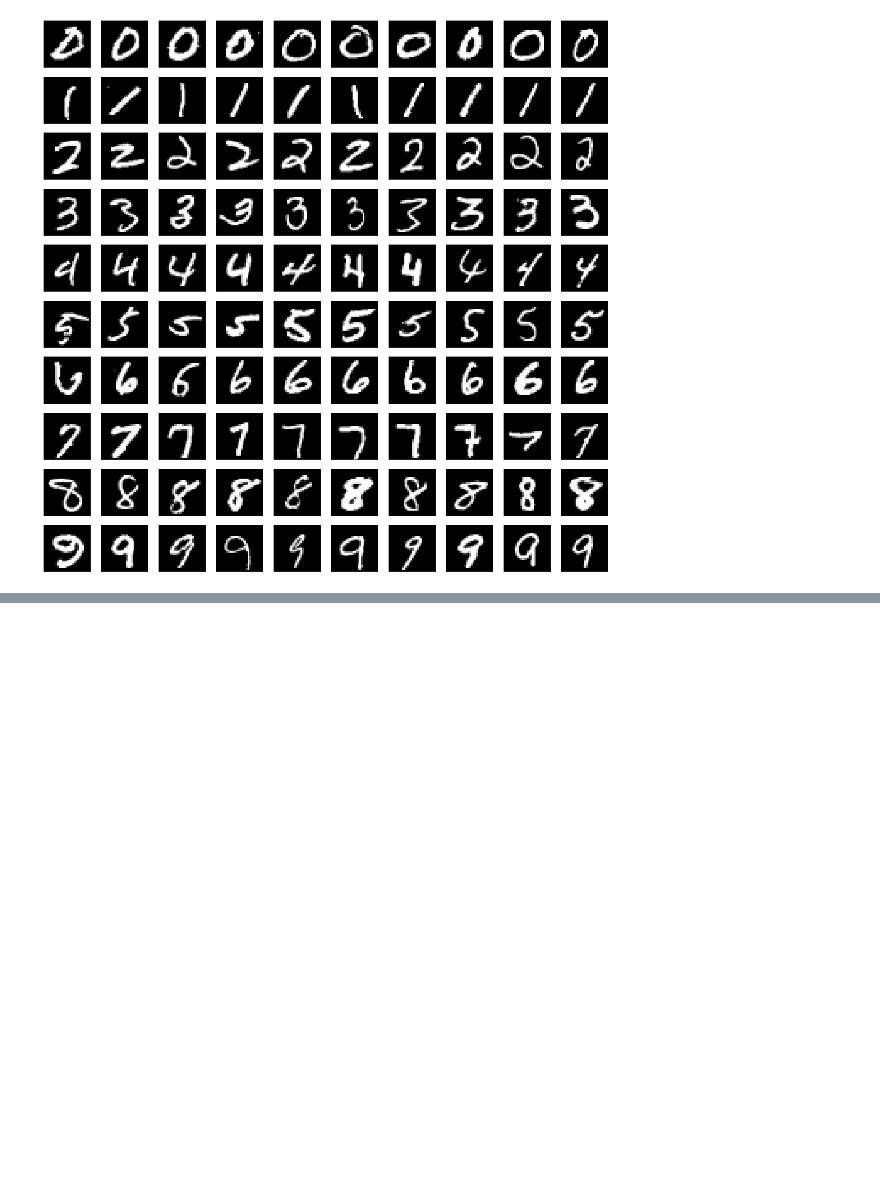
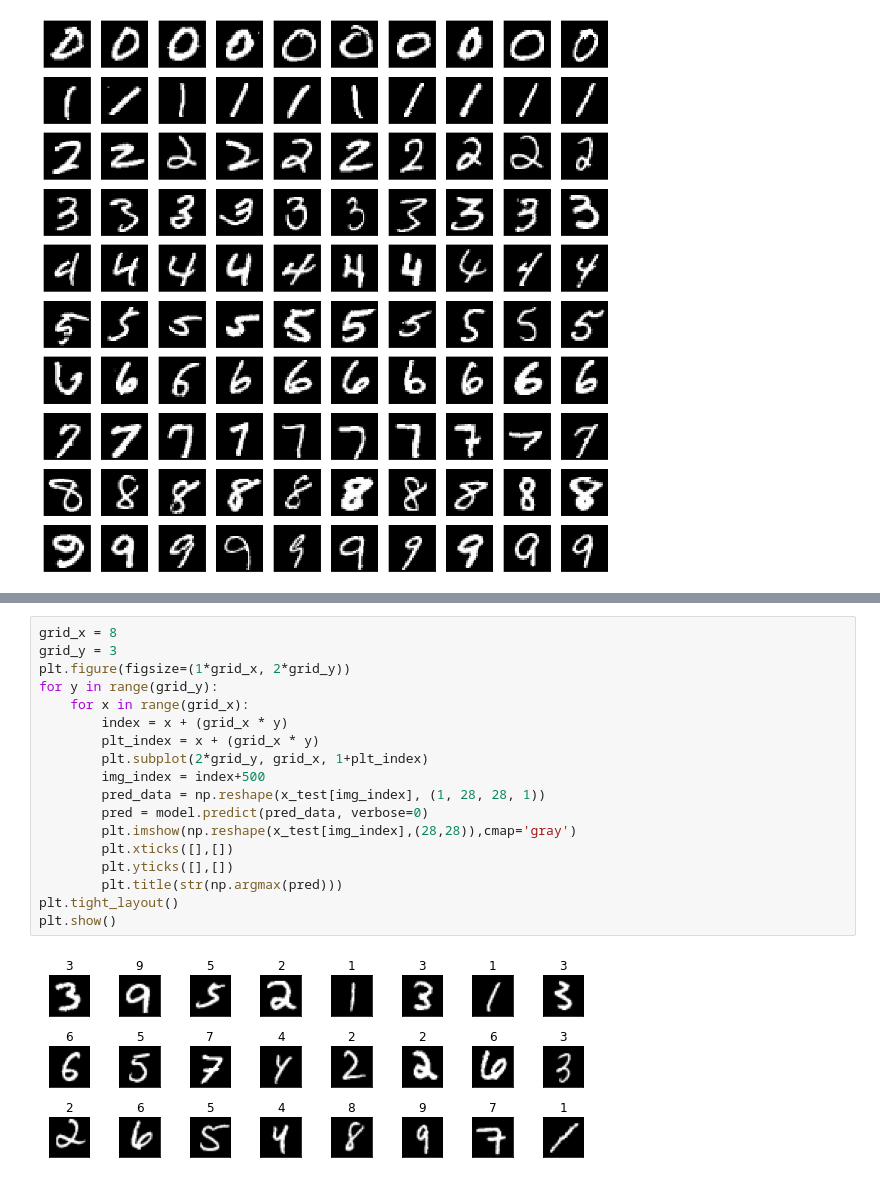
Before and after one commit to neural-data-science-lab/DL-intro-2022, a Jupyter notebook: MNIST-CNN-Keras.ipynb, the cells around one changed output, grey strips where cells are left out. Cells and saved outputs as stored; diff of their text form; blank space fills up the shorter version.

```diff
--- a/MNIST-CNN-Keras.ipynb
+++ b/MNIST-CNN-Keras.ipynb
@@ -76,0 +160,20 @@ show_demo_grid(42)
+# %%
+grid_x = 8
+grid_y = 3
+plt.figure(figsize=(1*grid_x, 2*grid_y))
+for y in range(grid_y):
+    for x in range(grid_x):
+        index = x + (grid_x * y)
+        plt_index = x + (grid_x * y)
+        plt.subplot(2*grid_y, grid_x, 1+plt_index)
+        img_index = index+500
+        pred_data = np.reshape(x_test[img_index], (1, 28, 28, 1))
+        pred = model.predict(pred_data, verbose=0)
+        plt.imshow(np.reshape(x_test[img_index],(28,28)),cmap='gray')
+        plt.xticks([],[])
+        plt.yticks([],[])
+        plt.title(str(np.argmax(pred)))
+plt.tight_layout()
+plt.show()
+# %% [output]
+[figure, added]
```
Also changed, not shown: parts of 7 cells of this notebook.
